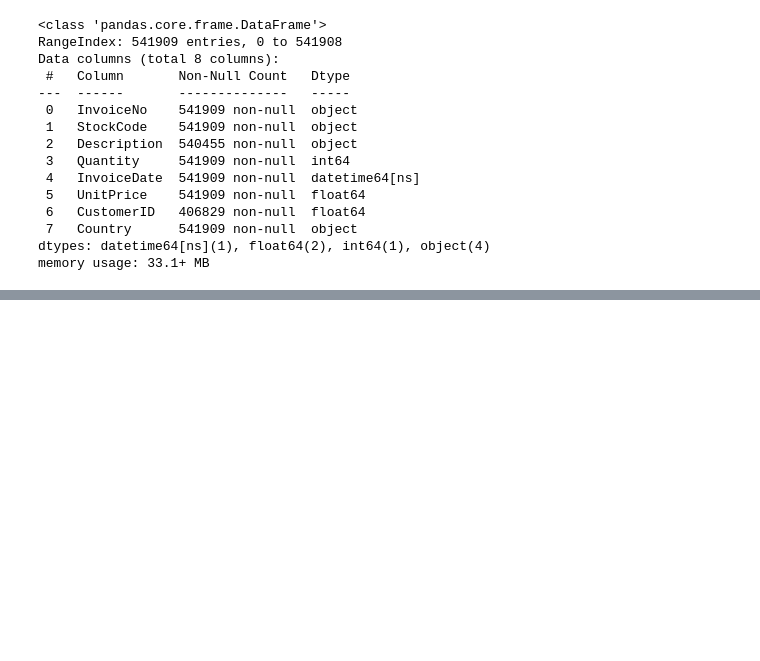
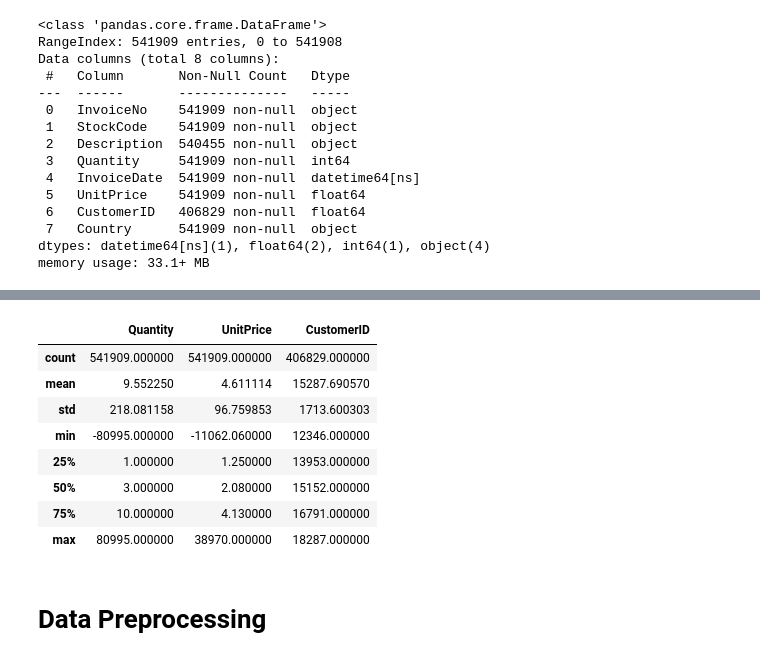
Before and after one commit to Bibhuti-MLAI/Customer-Segmentation, a Jupyter notebook: Online_Retail_Customer_Segmentation_Capstone_Project.ipynb, the cells around one changed output, grey strips where cells are left out. Cells and saved outputs as stored; diff of their text form; code cells hidden in the pictures; blank space fills up the shorter version.

```diff
--- a/Online_Retail_Customer_Segmentation_Capstone_Project.ipynb
+++ b/Online_Retail_Customer_Segmentation_Capstone_Project.ipynb
@@ -87,0 +101,15 @@ memory usage: 33.1+ MB
+# %%
+#Getting the statistical insights of the data
+customer.describe()
+# %% [output]
+|  | Quantity | UnitPrice | CustomerID |
+| count | 541909.000000 | 541909.000000 | 406829.000000 |
+| mean | 9.552250 | 4.611114 | 15287.690570 |
+| std | 218.081158 | 96.759853 | 1713.600303 |
+| min | -80995.000000 | -11062.060000 | 12346.000000 |
+| 25% | 1.000000 | 1.250000 | 13953.000000 |
+| 50% | 3.000000 | 2.080000 | 15152.000000 |
+| 75% | 10.000000 | 4.130000 | 16791.000000 |
+| max | 80995.000000 | 38970.000000 | 18287.000000 |
+# %% [markdown]
+# **Data Preprocessing**
```
Also changed, not shown: parts of 24 cells of this notebook.
